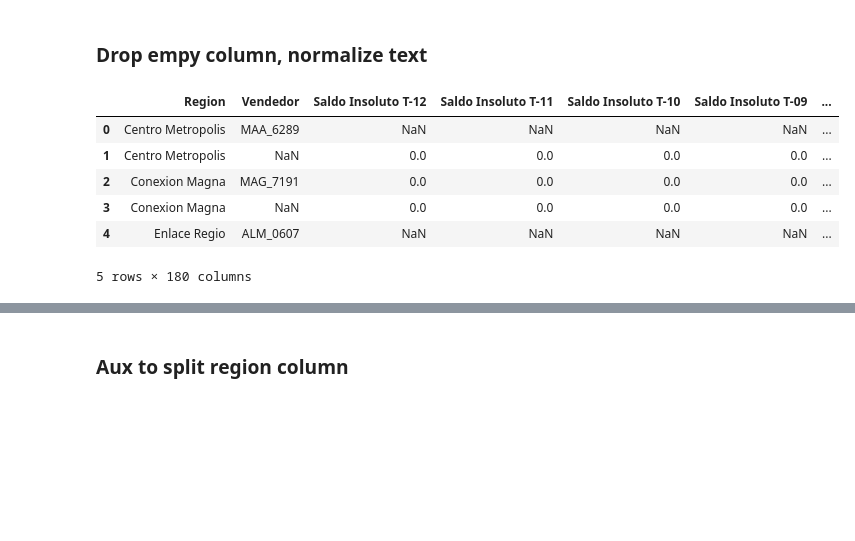
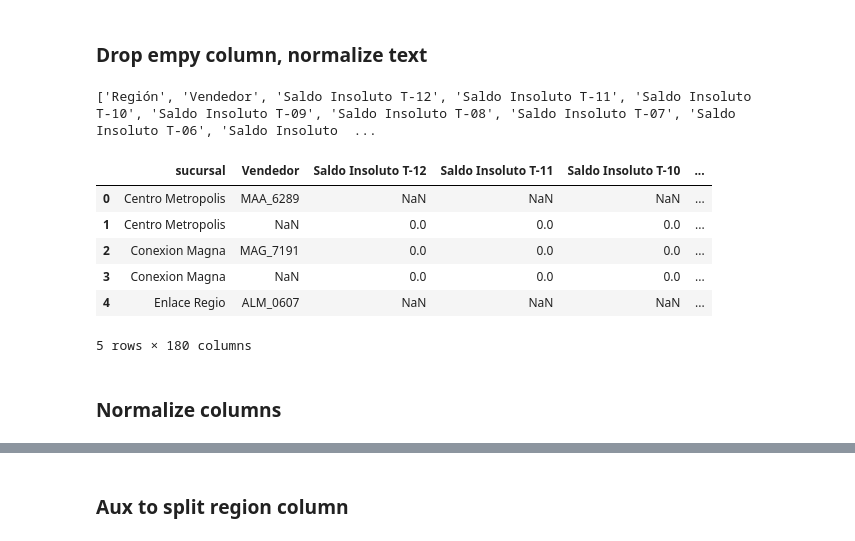
Before and after one commit to magotronico/DataAnalysis_and_AI, a Jupyter notebook: dmx_challenge/dmx_challenge.ipynb, the cells around one changed output, grey strips where cells are left out. Cells and saved outputs as stored; diff of their text form; code cells hidden in the pictures; blank space fills up the shorter version.

```diff
--- a/dmx_challenge/dmx_challenge.ipynb
+++ b/dmx_challenge/dmx_challenge.ipynb
@@ -77,14 +88,18 @@ Once the data is loaded into the environment, we need to perform several transfo
 ### Drop empy column, normalize text
 # %%
 df.drop(columns=['Unnamed: 2'], inplace=True)
-df.rename(columns={'Región': 'Region'}, inplace=True)
-df['Region'] = df['Region'].apply(unidecode)
+print([col for col in df.columns])
+df.rename(columns={'Región': 'sucursal'}, inplace=True)
+df['sucursal'] = df['sucursal'].apply(unidecode)
 df.head()
 # %% [output]
+['Región', 'Vendedor', 'Saldo Insoluto T-12', 'Saldo Insoluto T-11', 'Saldo Insoluto T-10', 'Saldo Insoluto T-09', 'Saldo Insoluto T-08', 'Saldo Insoluto T-07', 'Saldo Insoluto T-06', 'Saldo Insoluto  ...
-|  | Region | Vendedor | Saldo Insoluto T-12 | Saldo Insoluto T-11 | Saldo Insoluto T-10 | Saldo Insoluto T-09 | ... |
-| 0 | Centro Metropolis | MAA_6289 | NaN | NaN | NaN | NaN | ... |
-| 1 | Centro Metropolis | NaN | 0.0 | 0.0 | 0.0 | 0.0 | ... |
-| 2 | Conexion Magna | MAG_7191 | 0.0 | 0.0 | 0.0 | 0.0 | ... |
-| 3 | Conexion Magna | NaN | 0.0 | 0.0 | 0.0 | 0.0 | ... |
-| 4 | Enlace Regio | ALM_0607 | NaN | NaN | NaN | NaN | ... |
+|  | sucursal | Vendedor | Saldo Insoluto T-12 | Saldo Insoluto T-11 | Saldo Insoluto T-10 | ... |
+| 0 | Centro Metropolis | MAA_6289 | NaN | NaN | NaN | ... |
+| 1 | Centro Metropolis | NaN | 0.0 | 0.0 | 0.0 | ... |
+| 2 | Conexion Magna | MAG_7191 | 0.0 | 0.0 | 0.0 | ... |
+| 3 | Conexion Magna | NaN | 0.0 | 0.0 | 0.0 | ... |
+| 4 | Enlace Regio | ALM_0607 | NaN | NaN | NaN | ... |
-5 rows × 180 columns
+5 rows × 180 columns
+# %% [markdown]
+### Normalize columns
```
Also changed, not shown: parts of 7 cells of this notebook.
